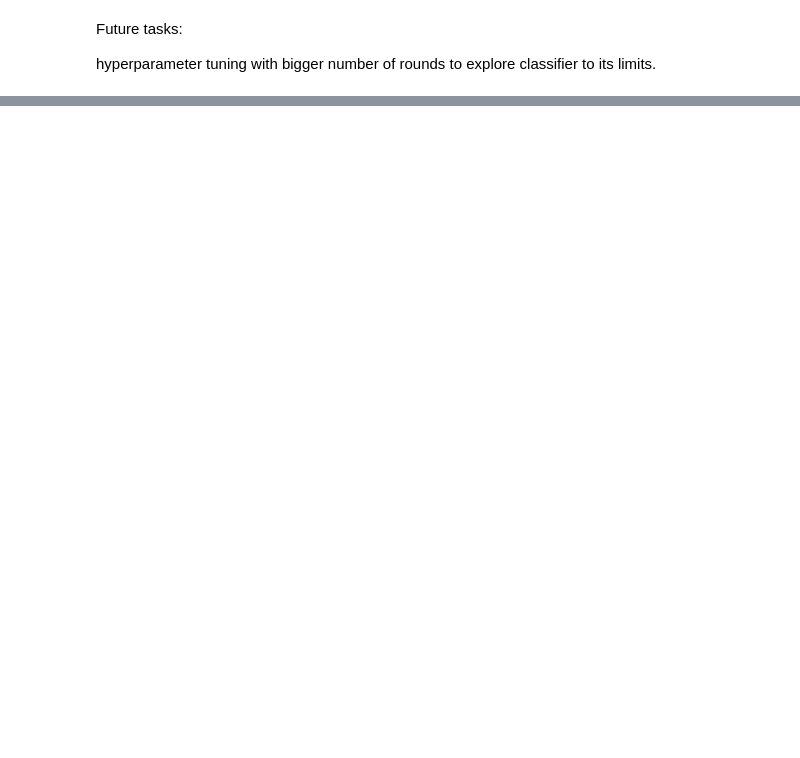
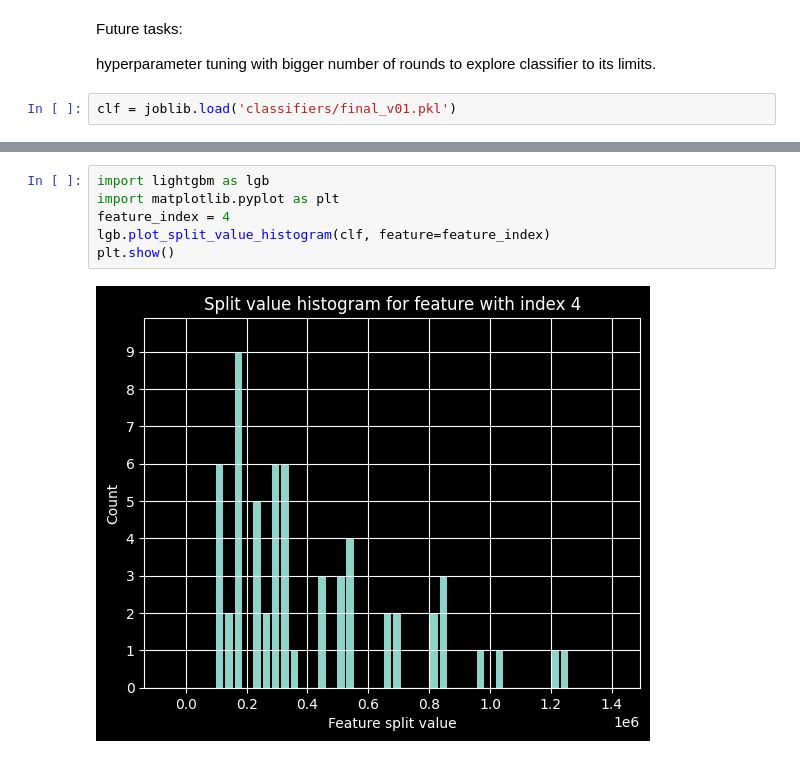
Before and after one commit to metacount/Machine_learning, a Jupyter notebook: Machine_Learning_tools.ipynb, the cells around one changed output, grey strips where cells are left out. Cells and saved outputs as stored; diff of their text form; blank space fills up the shorter version.

```diff
--- a/Machine_Learning_tools.ipynb
+++ b/Machine_Learning_tools.ipynb
@@ -333,3 +307,5 @@ After samping we have better recall for first class. Identifcation of risky appl
 Future tasks:
 
 hyperparameter tuning with bigger number of rounds to explore classifier to its limits.
+# %%
+clf = joblib.load('classifiers/final_v01.pkl')
@@ -335,0 +328,8 @@ hyperparameter tuning with bigger number of rounds to explore classifier to its
+# %%
+import lightgbm as lgb
+import matplotlib.pyplot as plt
+feature_index = 4
+lgb.plot_split_value_histogram(clf, feature=feature_index)
+plt.show()
+# %% [output]
+[figure, added]
```
Also changed, not shown: parts of 4 cells of this notebook.
